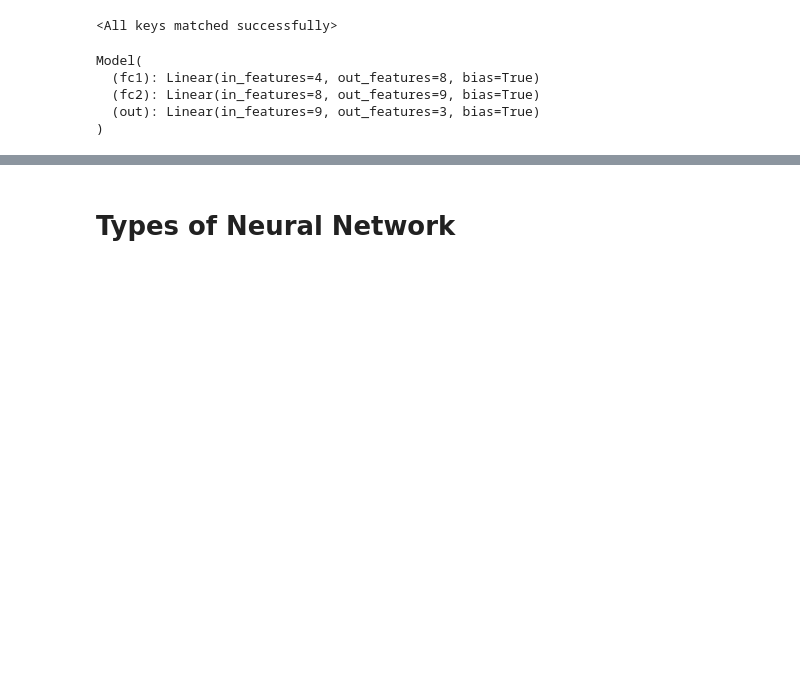
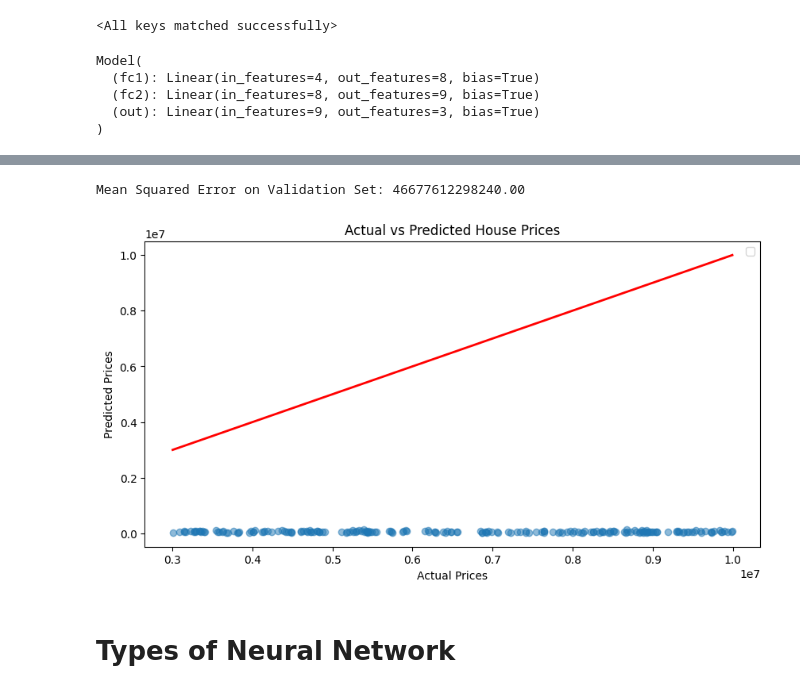
Before and after one commit to mmaazkhanhere/genai-learning-repo, a Jupyter notebook: deep-learning/deep_learning.ipynb, the cells around one changed output, grey strips where cells are left out. Cells and saved outputs as stored; diff of their text form; code cells hidden in the pictures; blank space fills up the shorter version.

```diff
--- a/deep-learning/deep_learning.ipynb
+++ b/deep-learning/deep_learning.ipynb
@@ -1471,0 +1516,10 @@ Model(
+# %%
+from torch.utils.data import TensorDataset, DataLoader
+
+# Create TensorDataset
+train_dataset = TensorDataset(X_train, y_train)
+val_dataset = TensorDataset(X_test, y_test)
+
+# DataLoader
+train_loader = DataLoader(train_dataset, batch_size=32, shuffle=True)
+val_loader = DataLoader(val_dataset, batch_size=32, shuffle=False)
@@ -1471,0 +1547,4 @@ Model(
+# %%
+# defininig loss function and optimizer
+criterion = nn.MSELoss()
+optimizer = torch.optim.Adam(model.parameters(), lr=0.001)
@@ -1471,0 +1607,28 @@ Model(
+# %%
+# Switch to evaluation mode
+model.eval()
+
+# Predict on validation set
+predictions = []
+actuals = []
+
+with torch.no_grad():
+    for inputs, targets in val_loader:
+        outputs = model(inputs)
+        predictions.extend(outputs.squeeze().numpy())
+        actuals.extend(targets.numpy())
+
+# Calculate mean squared error
+mse = mean_squared_error(actuals, predictions)
+print(f'Mean Squared Error on Validation Set: {mse:.2f}')
+
+# Plot predictions vs actuals
+plt.figure(figsize=(10, 5))
+plt.scatter(actuals, predictions, alpha=0.5)
+plt.plot([min(actuals), max(actuals)], [min(actuals), max(actuals)], 'r', lw=2)
+plt.xlabel('Actual Prices')
+plt.ylabel('Predicted Prices')
+plt.title('Actual vs Predicted House Prices')
+plt.legend()
+plt.show()
+# %% [output]
@@ -1472,3 +1636,5 @@ Model(
+Mean Squared Error on Validation Set: 46677612298240.00
+[figure, added]
 # %% [markdown]
 # Types of Neural Network
 # %% [markdown]
```
Also changed, not shown: parts of 10 cells of this notebook.
